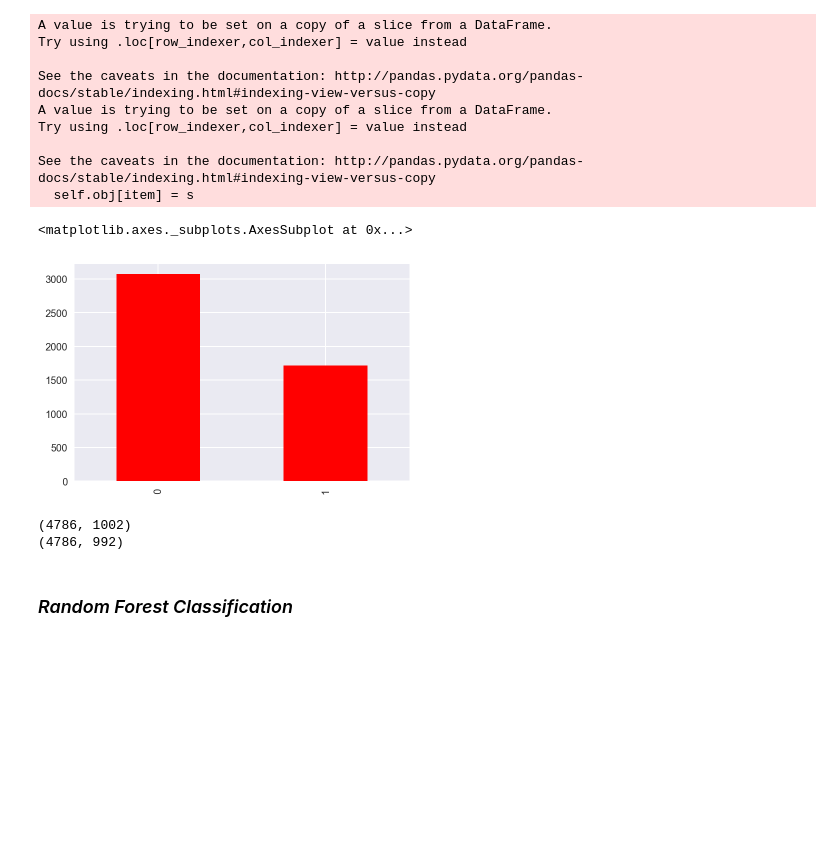
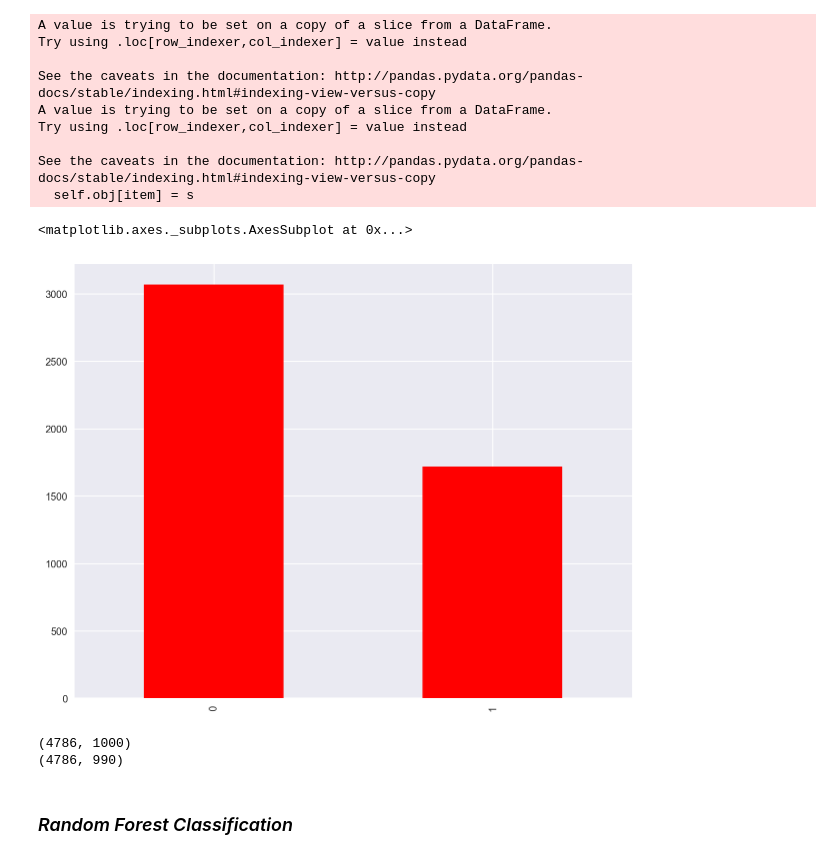
Before and after one commit to tcroshaw/ga_personal, a Jupyter notebook: capstone_technical_report_4_SeverityAndEQModelling.ipynb, the cells around one changed output. Drawn from its saved outputs; the diff is of its cells as text; code cells hidden in the pictures; blank space fills up the shorter version.

```diff
--- a/capstone_technical_report_4_SeverityAndEQModelling.ipynb
+++ b/capstone_technical_report_4_SeverityAndEQModelling.ipynb
@@ -60,22 +69,26 @@ Try using .loc[row_indexer,col_indexer] = value instead
 See the caveats in the documentation: http://pandas.pydata.org/pandas-docs/stable/indexing.html#indexing-view-versus-copy
   self.obj[item] = s
 # %%
-hail_tweet_text_hail['event_class'].value_counts().plot(kind='bar',color='red')
+# Plot class counts of Brisbane (1) vs. Sydney (0)
+
+hail_tweet_text_hail['event_class'].value_counts().plot(figsize=(10,8),kind='bar',color='red')
 # %% [output]
 <matplotlib.axes._subplots.AxesSubplot at 0x...>
-[figure, old version]
+[figure, new version]
 # %%
-hail_tweets = hail_tweet_text_hail.ix[:,26:]
-print (hail_tweets.shape)
+# Create Severity modelling dataframe:
 
-hail_tweets.drop(hail_tweets[['hail','hailstorm','event_class','australia','bnestorm','queensland','sydney','sydneystorm','brisbane','brisbanestorm']], axis=1, inplace=True)
-print (hail_tweets.shape)
+# Remove twitter user data
+X_hail_tweets = hail_tweet_text_hail.ix[:,26:]
+print (X_hail_tweets.shape)
 
-ss = StandardScaler()
-Xs_hail_total = ss.fit_transform(hail_tweets)
+# Drop columns from dataframe relating to hail, location and event to create predictors
+X_hail_tweets.drop(X_hail_tweets[['hail','hailstorm','event_class','australia','bnestorm','queensland','sydney',
+                                  'sydneystorm','brisbane','brisbanestorm']], axis=1, inplace=True)
+print (X_hail_tweets.shape)
 # %% [output]
-(4786, 1002)
-(4786, 992)
+(4786, 1000)
+(4786, 990)
 # %% [markdown]
 ### _Random Forest Classification_
 # %%
```
Also changed, not shown: parts of 29 cells of this notebook, 4 other files.
